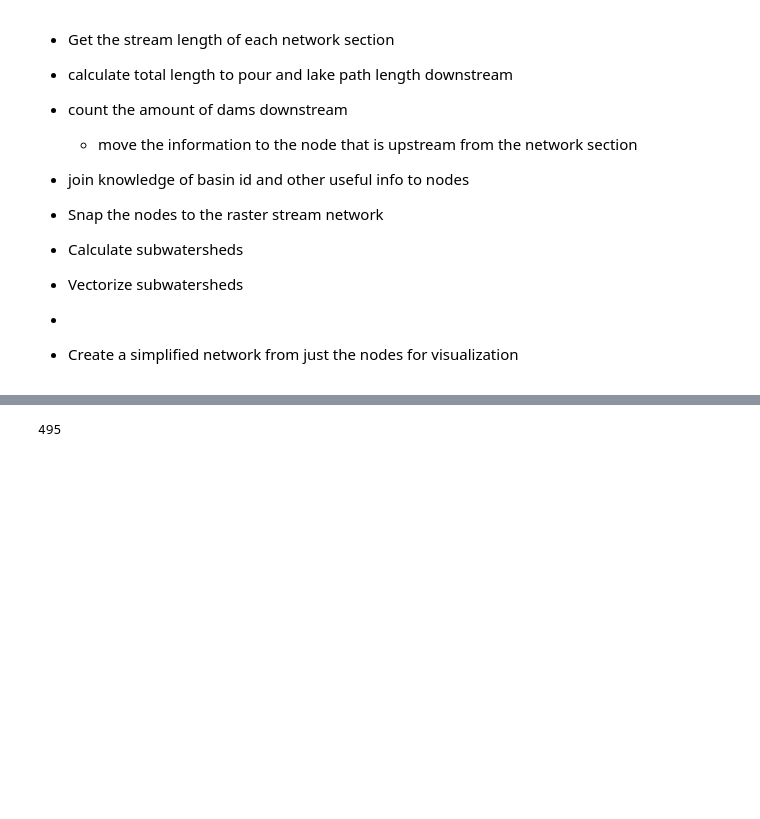
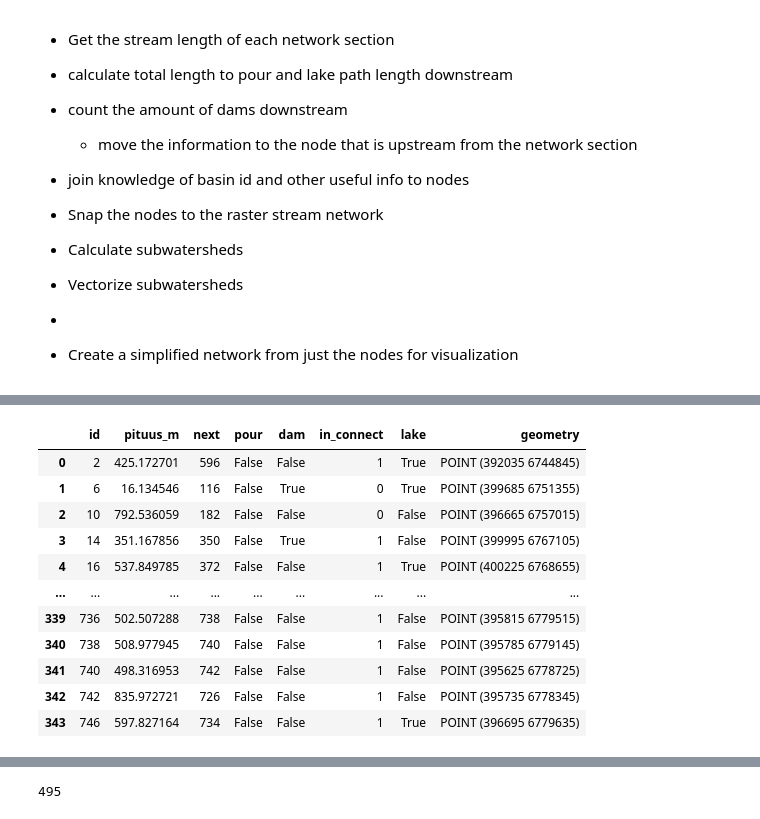
Before and after one commit to iiroseppa/CAMELS-FI, a Jupyter notebook: network_analysis/stream_processing_v2.ipynb, the cells around one changed output, grey strips where cells are left out. Drawn from its saved outputs; the diff is of its cells as text; code cells hidden in the pictures; blank space fills up the shorter version.

```diff
--- a/network_analysis/stream_processing_v2.ipynb
+++ b/network_analysis/stream_processing_v2.ipynb
@@ -348,0 +393,96 @@ nodes
+# %%
+def in_connectedness(nodes):
+    """ Calculates in-connectedness of each node for a given dataframe, and adds it as a new column
+
+    """
+    nodes = nodes.copy()
+    queue = nodes.copy()
+
+    pour_id = nodes[nodes.pour].iloc[0].id
+    pour_idx = nodes[nodes.pour].index[0]
+    search_buffer  = list(nodes[nodes.next == pour_id].id)
+
+    nodes.at[pour_idx, 'in_connect'] = len(search_buffer)
+
+
+    search_buffer.remove(pour_id)
+
+    while len(search_buffer) > 0:
+
+        new_search_buffer = []
+        for i in search_buffer:
+            idx = nodes[nodes['id'] == i].index[0]
+            incoming_nodes = list(nodes[nodes.next==i].id)
+            new_search_buffer += incoming_nodes
+            nodes.at[idx, 'in_connect'] = len(incoming_nodes)
+
+        search_buffer = new_search_buffer
+    nodes['in_connect'] = nodes['in_connect'].astype(int)
+    return nodes
+
+def remove_duplicate_geom_nodes(nodes):
+    """ Removes duplicate geometries, ensuring that no important information is lost.
+    If either one of the duplicates is a lake, dam or pour point, the new node has all of the corresponding features.
+    """
+    nodes = nodes.copy()
+
+    duplicates = nodes[nodes.geometry.duplicated(keep=False)]
+
+    if len(duplicates) == 0:
+        return nodes
+    # Grouping by geometry results in pairs that share the geometry
+    grouped = duplicates.groupby("geometry")
+
+    for point, group in grouped:
+        if len(group) > 2:
+            raise NotImplementedError("currently the function only supports pairs of duplicates")
+        # Getting the important values. True = 1, False = 0 when summing.
+        dam = group['dam'].sum() > 0
+        pour = group['pour'].sum() > 0
+        lake = group['lake'].sum() > 0
+
+
+        # getting the id of the first node of the duplicate cluster
+        all_previous = nodes[nodes['next'].isin(group.id)]
+        #previous = all_previous[~all_previous['id'].isin(group.id)]
+        #previous_ids = list(previous.id)
+        upstream_node = all_previous[all_previous['id'].isin(group.id)]
+        #  TODO this might cause bugs if the length of group > 2
+        upstream_idx = upstream_node.index[0]
+
+        all_following = nodes[nodes['id'].isin(group.next)]
+        following_id = all_following[~all_following['id'].isin(group.id)].iloc[0].id
+        downstream_node = all_following[all_following['id'].isin(group.id)]
+
+        # Updating the new information to upstream node
+        nodes.at[upstream_idx, 'pour'] = pour
+        nodes.at[upstream_idx, 'dam'] = dam
+        nodes.at[upstream_idx, 'lake'] = lake
+        # Pour point is self looping, so it needs to be handled
+        if pour:
+            nodes.at[upstream_idx, 'next'] = upstream_idx
+        else:
+            nodes.at[upstream_idx, 'next'] = downstream_node.iloc[0].next
+
+        # Deleting the downstream
+        nodes = nodes.drop(downstream_node.index[0])
+
+    # The inconnectedness needs to be recalculated
+    nodes = in_connectedness(nodes)
+    return nodes
+
+test = remove_duplicate_geom_nodes(nodes)
+test
+# %% [output]
+|  | id | pituus_m | next | pour | dam | in_connect | lake | geometry |
+| 0 | 2 | 425.172701 | 596 | False | False | 1 | True | POINT (392035 6744845) |
+| 1 | 6 | 16.134546 | 116 | False | True | 0 | True | POINT (399685 6751355) |
+| 2 | 10 | 792.536059 | 182 | False | False | 0 | False | POINT (396665 6757015) |
+| 3 | 14 | 351.167856 | 350 | False | True | 1 | False | POINT (399995 6767105) |
+| 4 | 16 | 537.849785 | 372 | False | False | 1 | True | POINT (400225 6768655) |
+| ... | ... | ... | ... | ... | ... | ... | ... | ... |
+| 339 | 736 | 502.507288 | 738 | False | False | 1 | False | POINT (395815 6779515) |
+| 340 | 738 | 508.977945 | 740 | False | False | 1 | False | POINT (395785 6779145) |
+| 341 | 740 | 498.316953 | 742 | False | False | 1 | False | POINT (395625 6778725) |
+| 342 | 742 | 835.972721 | 726 | False | False | 1 | False | POINT (395735 6778345) |
+| 343 | 746 | 597.827164 | 734 | False | False | 1 | True | POINT (396695 6779635) |
```
Also changed, not shown: parts of 18 cells of this notebook, 1 other file.
